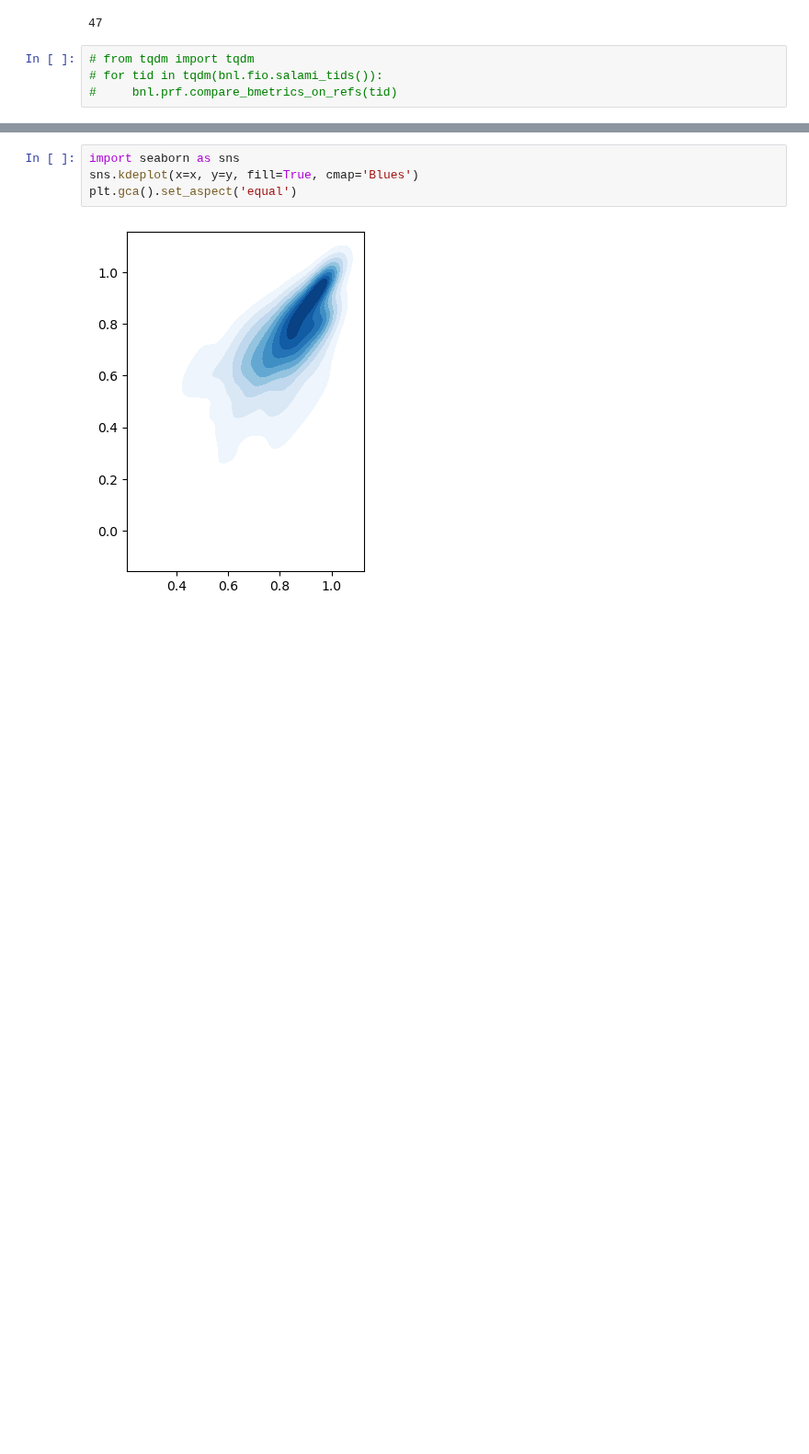
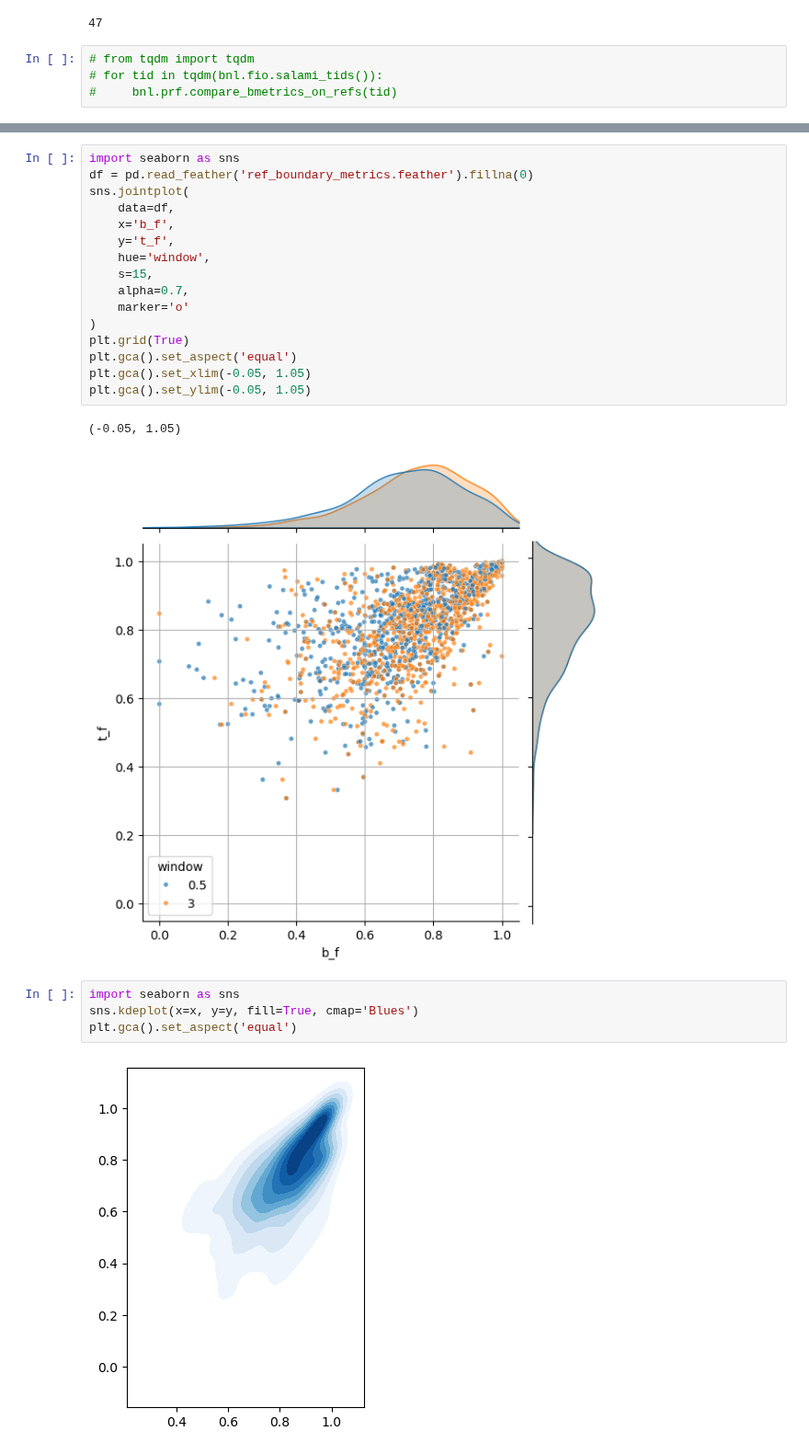
Before and after one commit to tomxi/bnl, a Jupyter notebook: scripts/bmeasure_exp.ipynb, the cells around one changed output, grey strips where cells are left out. Shown at 92% size. Drawn from its saved outputs; the diff is of its cells as text; blank space fills up the shorter version.

```diff
--- a/scripts/bmeasure_exp.ipynb
+++ b/scripts/bmeasure_exp.ipynb
@@ -51,3 +90,22 @@ plt.show()
+# %%
+import seaborn as sns
+df = pd.read_feather('ref_boundary_metrics.feather').fillna(0)
+sns.jointplot(
+    data=df,
+    x='b_f',
+    y='t_f',
+    hue='window',
+    s=15,
+    alpha=0.7,
+    marker='o'
+)
+plt.grid(True)
+plt.gca().set_aspect('equal')
+plt.gca().set_xlim(-0.05, 1.05)
+plt.gca().set_ylim(-0.05, 1.05)
+# %% [output]
+(-0.05, 1.05)
+[figure, added]
 # %%
 import seaborn as sns
 sns.kdeplot(x=x, y=y, fill=True, cmap='Blues')
```
Also changed, not shown: parts of 6 cells of this notebook, 1 other file.
